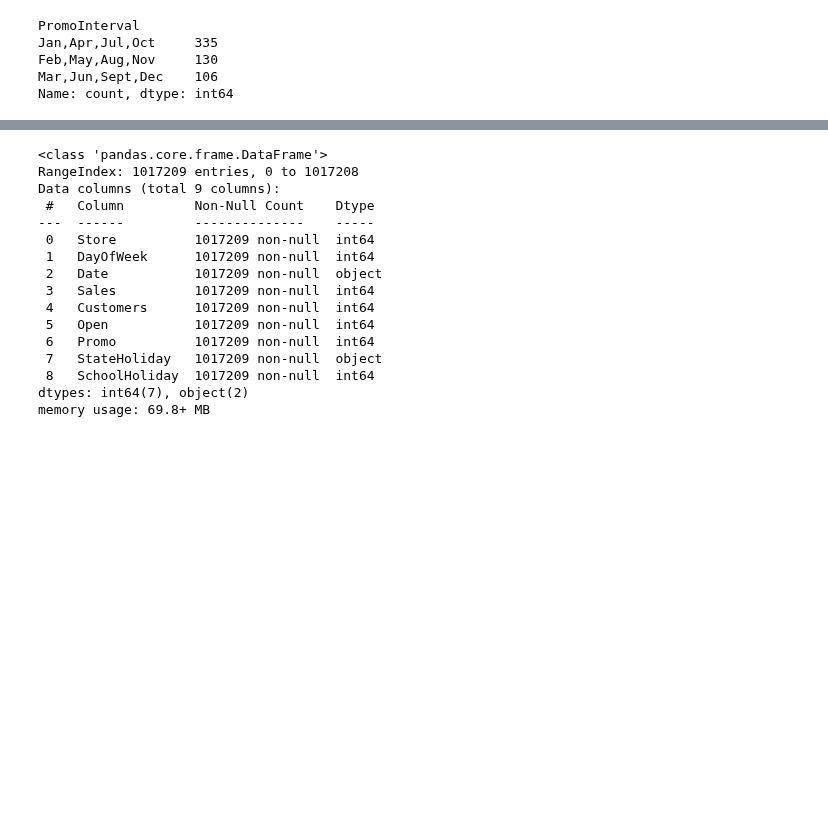
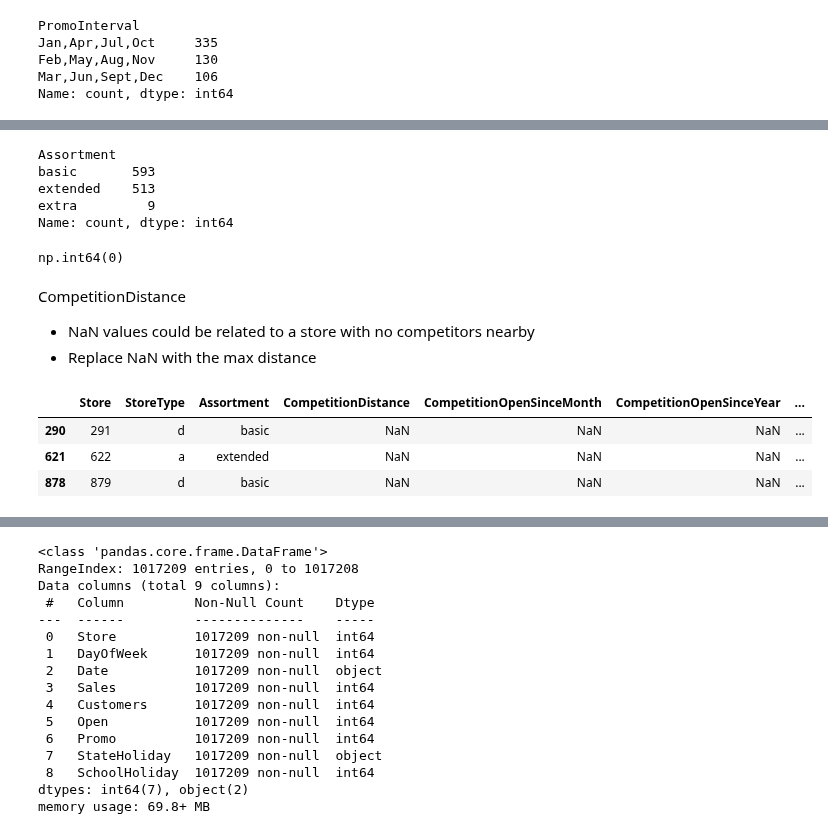
Before and after one commit to ezequielpf/rossmann_sales_prediction, a Jupyter notebook: notebooks/store_sales_predict_v1.ipynb, the cells around one changed output, grey strips where cells are left out. Saved outputs shown, nothing was run; the diff lists cells and outputs as text; code cells hidden in the pictures; blank space fills up the shorter version.

```diff
--- a/notebooks/store_sales_predict_v1.ipynb
+++ b/notebooks/store_sales_predict_v1.ipynb
@@ -109,0 +170,23 @@ Name: count, dtype: int64
+# %%
+df_store["Assortment"].value_counts()
+# %% [output]
+Assortment
+basic       593
+extended    513
+extra         9
+Name: count, dtype: int64
+# %%
+df_store["Assortment"].isna().sum()
+# %% [output]
+np.int64(0)
+# %% [markdown]
+CompetitionDistance
+- NaN values could be related to a store with no competitors nearby
+- Replace NaN with the max distance
+# %%
+df_store[df_store["CompetitionDistance"].isna()]
+# %% [output]
+|  | Store | StoreType | Assortment | CompetitionDistance | CompetitionOpenSinceMonth | CompetitionOpenSinceYear | ... |
+| 290 | 291 | d | basic | NaN | NaN | NaN | ... |
+| 621 | 622 | a | extended | NaN | NaN | NaN | ... |
+| 878 | 879 | d | basic | NaN | NaN | NaN | ... |
```
Also changed, not shown: parts of 51 cells of this notebook, 1 other file.
